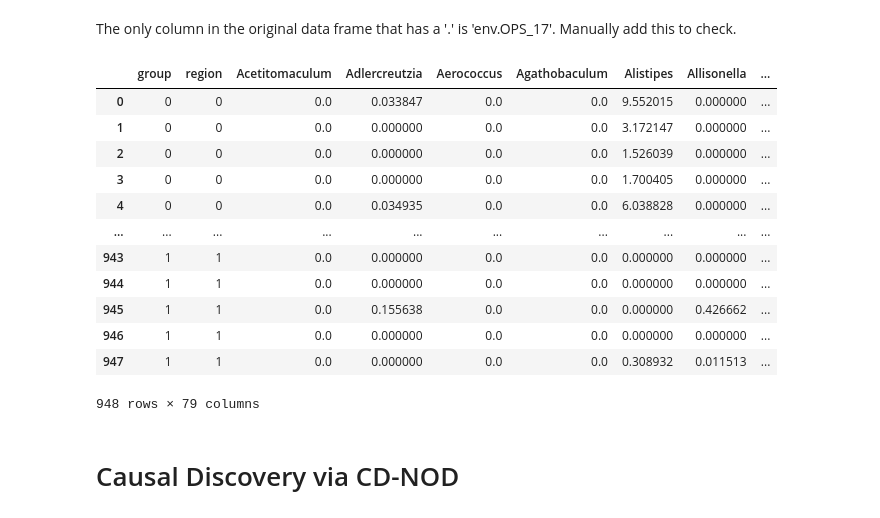
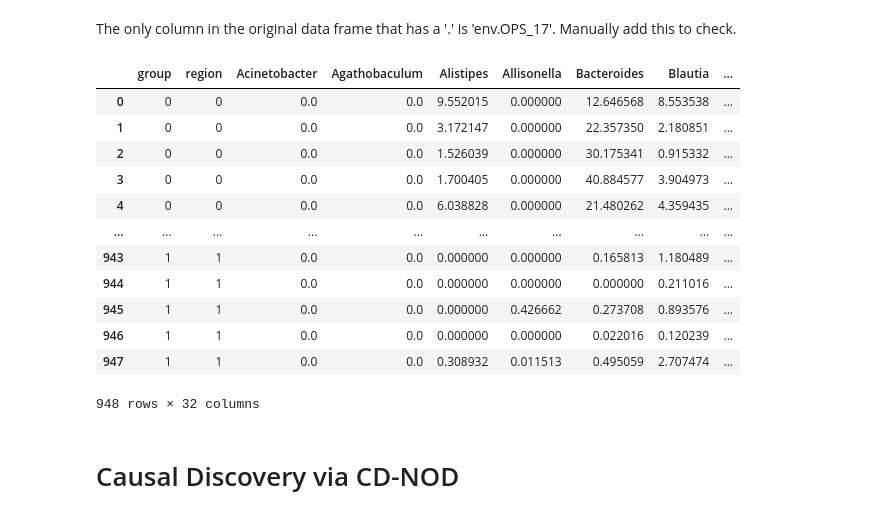
Before and after one commit to nzhang20/Causal-Discovery-on-Gut-Microbial-Data-for-Disease-Risk-Prediction, a Jupyter notebook: notebooks/microbe-disease-network.ipynb, the cells around one changed output. Saved outputs shown, nothing was run; the diff lists cells and outputs as text; code cells hidden in the pictures.

```diff
--- a/notebooks/microbe-disease-network.ipynb
+++ b/notebooks/microbe-disease-network.ipynb
@@ -14,6 +14,6 @@ from causallearn.utils.PCUtils.BackgroundKnowledgeOrientUtils import \
 rpy2 was not downloading packages via the CRAN website, so please see the `src/LASSO.R` file for the implementation
 # %%
 # read in LASSO covariates
-LASSO_covariates = pd.read_csv("../src/LASSO_covariates.txt")
+LASSO_covariates = pd.read_csv("../data/lasso_covariates.txt")
 LASSO_covariates
 # %% [output]
@@ -63,23 +56,23 @@ for col in LASSO_covariates.columns:
     else:
         LASSO_ogcolumns.append(col)
 # %%
-# prune pcostest
-pcos_short = data[['group'] + LASSO_ogcolumns[1:]]
-pcos_short
+# prune data
+data_short = data[['group'] + LASSO_ogcolumns[1:]]
+data_short
 # %% [output]
-|  | group | region | Acetitomaculum | Adlercreutzia | Aerococcus | Agathobaculum | Alistipes | Allisonella | ... |
-| 0 | 0 | 0 | 0.0 | 0.033847 | 0.0 | 0.0 | 9.552015 | 0.000000 | ... |
-| 1 | 0 | 0 | 0.0 | 0.000000 | 0.0 | 0.0 | 3.172147 | 0.000000 | ... |
-| 2 | 0 | 0 | 0.0 | 0.000000 | 0.0 | 0.0 | 1.526039 | 0.000000 | ... |
-| 3 | 0 | 0 | 0.0 | 0.000000 | 0.0 | 0.0 | 1.700405 | 0.000000 | ... |
-| 4 | 0 | 0 | 0.0 | 0.034935 | 0.0 | 0.0 | 6.038828 | 0.000000 | ... |
+|  | group | region | Acinetobacter | Agathobaculum | Alistipes | Allisonella | Bacteroides | Blautia | ... |
+| 0 | 0 | 0 | 0.0 | 0.0 | 9.552015 | 0.000000 | 12.646568 | 8.553538 | ... |
+| 1 | 0 | 0 | 0.0 | 0.0 | 3.172147 | 0.000000 | 22.357350 | 2.180851 | ... |
+| 2 | 0 | 0 | 0.0 | 0.0 | 1.526039 | 0.000000 | 30.175341 | 0.915332 | ... |
+| 3 | 0 | 0 | 0.0 | 0.0 | 1.700405 | 0.000000 | 40.884577 | 3.904973 | ... |
+| 4 | 0 | 0 | 0.0 | 0.0 | 6.038828 | 0.000000 | 21.480262 | 4.359435 | ... |
 | ... | ... | ... | ... | ... | ... | ... | ... | ... | ... |
-| 943 | 1 | 1 | 0.0 | 0.000000 | 0.0 | 0.0 | 0.000000 | 0.000000 | ... |
-| 944 | 1 | 1 | 0.0 | 0.000000 | 0.0 | 0.0 | 0.000000 | 0.000000 | ... |
-| 945 | 1 | 1 | 0.0 | 0.155638 | 0.0 | 0.0 | 0.000000 | 0.426662 | ... |
-| 946 | 1 | 1 | 0.0 | 0.000000 | 0.0 | 0.0 | 0.000000 | 0.000000 | ... |
-| 947 | 1 | 1 | 0.0 | 0.000000 | 0.0 | 0.0 | 0.308932 | 0.011513 | ... |
+| 943 | 1 | 1 | 0.0 | 0.0 | 0.000000 | 0.000000 | 0.165813 | 1.180489 | ... |
+| 944 | 1 | 1 | 0.0 | 0.0 | 0.000000 | 0.000000 | 0.000000 | 0.211016 | ... |
+| 945 | 1 | 1 | 0.0 | 0.0 | 0.000000 | 0.426662 | 0.273708 | 0.893576 | ... |
+| 946 | 1 | 1 | 0.0 | 0.0 | 0.000000 | 0.000000 | 0.022016 | 0.120239 | ... |
+| 947 | 1 | 1 | 0.0 | 0.0 | 0.308932 | 0.011513 | 0.495059 | 2.707474 | ... |
-948 rows × 79 columns
+948 rows × 32 columns
 # %% [markdown]
 # Causal Discovery via CD-NOD
 # %%
```
Also changed, not shown: parts of 16 cells of this notebook, 51 other files.
